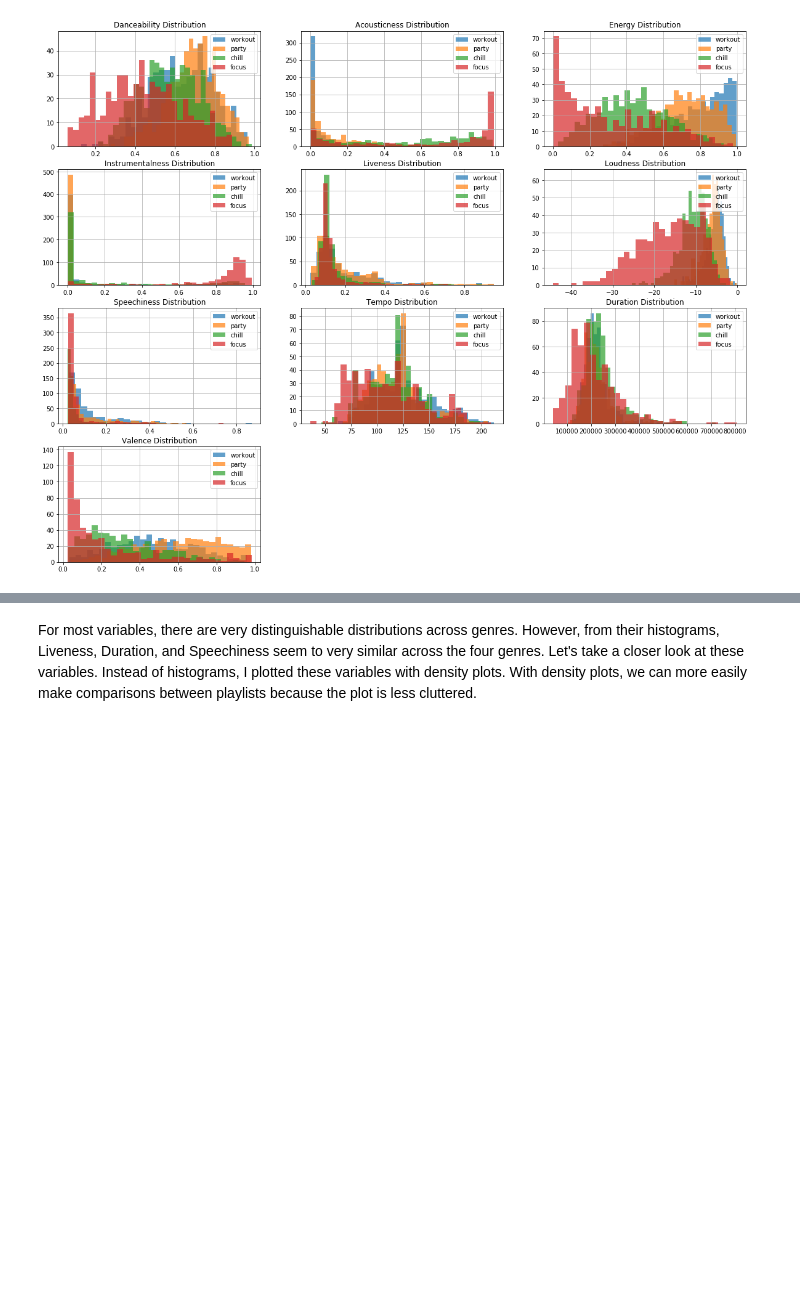
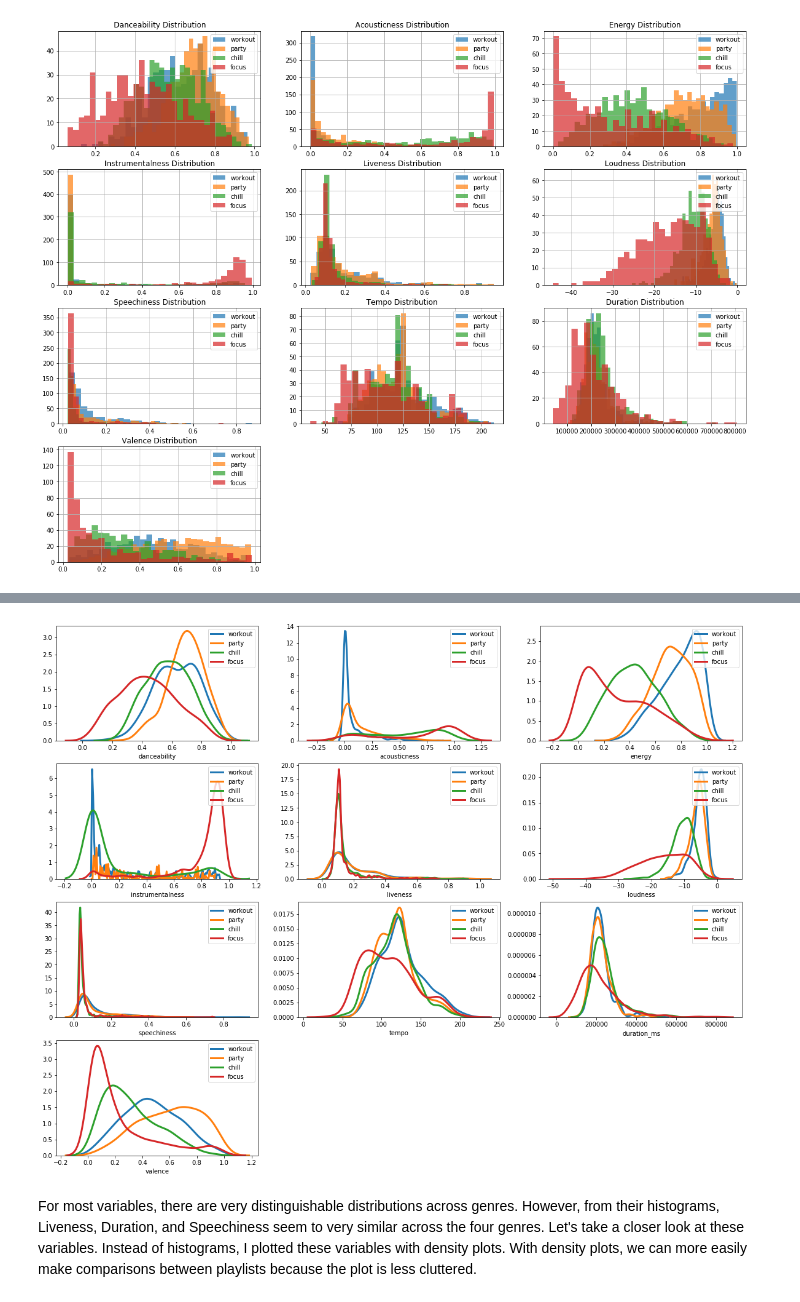
Before and after one commit to amandastrack/Capstone-Project-I-, a Jupyter notebook: data_storytelling_capstone_I.ipynb, the cells around one changed output, grey strips where cells are left out. Cells and saved outputs as stored; diff of their text form; code cells hidden in the pictures; blank space fills up the shorter version.

```diff
--- a/data_storytelling_capstone_I.ipynb
+++ b/data_storytelling_capstone_I.ipynb
@@ -161,3 +166,87 @@ plt.legend(loc='upper right')
 # %% [output]
 <matplotlib.legend.Legend at 0x...>
 [figure]
+# %%
+#plot histograms of each variable to compare genres
+fig3 = plt.figure(figsize=(20,20))
+
+plt.subplot(5,3,1)
+
+sns.distplot(w['danceability'], hist = False, kde = True,kde_kws = {'linewidth': 3}, label = 'workout')
+sns.distplot(p['danceability'], hist = False, kde = True,kde_kws = {'linewidth': 3}, label = 'party')
+sns.distplot(c['danceability'], hist = False, kde = True,kde_kws = {'linewidth': 3}, label = 'chill')
+sns.distplot(f['danceability'], hist = False, kde = True,kde_kws = {'linewidth': 3}, label = 'focus')
+plt.legend(loc='upper right')
+
+plt.subplot(5,3,2)
+
+sns.distplot(w['acousticness'], hist = False, kde = True,kde_kws = {'linewidth': 3}, label = 'workout')
+sns.distplot(p['acousticness'], hist = False, kde = True,kde_kws = {'linewidth': 3}, label = 'party')
+sns.distplot(c['acousticness'], hist = False, kde = True,kde_kws = {'linewidth': 3}, label = 'chill')
+sns.distplot(f['acousticness'], hist = False, kde = True,kde_kws = {'linewidth': 3}, label = 'focus')
+plt.legend(loc='upper right')
+
+
+plt.subplot(5,3,3)
+
+sns.distplot(w['energy'], hist = False, kde = True,kde_kws = {'linewidth': 3}, label = 'workout')
+sns.distplot(p['energy'], hist = False, kde = True,kde_kws = {'linewidth': 3}, label = 'party')
+sns.distplot(c['energy'], hist = False, kde = True,kde_kws = {'linewidth': 3}, label = 'chill')
+sns.distplot(f['energy'], hist = False, kde = True,kde_kws = {'linewidth': 3}, label = 'focus')
+plt.legend(loc='upper right')
+
+plt.subplot(5,3,4)
+
+sns.distplot(w['instrumentalness'], hist = False, kde = True,kde_kws = {'linewidth': 3}, label = 'workout')
+sns.distplot(p['instrumentalness'], hist = False, kde = True,kde_kws = {'linewidth': 3}, label = 'party')
+sns.distplot(c['instrumentalness'], hist = False, kde = True,kde_kws = {'linewidth': 3}, label = 'chill')
+sns.distplot(f['instrumentalness'], hist = False, kde = True,kde_kws = {'linewidth': 3}, label = 'focus')
+plt.legend(loc='upper right')
+
+plt.subplot(5,3,5)
+
+sns.distplot(w['liveness'], hist = False, kde = True,kde_kws = {'linewidth': 3}, label = 'workout')
+sns.distplot(p['liveness'], hist = False, kde = True,kde_kws = {'linewidth': 3}, label = 'party')
+sns.distplot(c['liveness'], hist = False, kde = True,kde_kws = {'linewidth': 3}, label = 'chill')
+sns.distplot(f['liveness'], hist = False, kde = True,kde_kws = {'linewidth': 3}, label = 'focus')
+plt.legend(loc='upper right')
+
+plt.subplot(5,3,6)
+
+sns.distplot(w['loudness'], hist = False, kde = True,kde_kws = {'linewidth': 3}, label = 'workout')
+sns.distplot(p['loudness'], hist = False, kde = True,kde_kws = {'linewidth': 3}, label = 'party')
+sns.distplot(c['loudness'], hist = False, kde = True,kde_kws = {'linewidth': 3}, label = 'chill')
+sns.distplot(f['loudness'], hist = False, kde = True,kde_kws = {'linewidth': 3}, label = 'focus')
+plt.legend(loc='upper right')
+
+plt.subplot(5,3,7)
+
+sns.distplot(w['speechiness'], hist = False, kde = True,kde_kws = {'linewidth': 3}, label = 'workout')
+sns.distplot(p['speechiness'], hist = False, kde = True,kde_kws = {'linewidth': 3}, label = 'party')
+sns.distplot(c['speechiness'], hist = False, kde = True,kde_kws = {'linewidth': 3}, label = 'chill')
+sns.distplot(f['speechiness'], hist = False, kde = True,kde_kws = {'linewidth': 3}, label = 'focus')
+plt.legend(loc='upper right')
+
+plt.subplot(5,3,8)
+sns.distplot(w['tempo'], hist = False, kde = True,kde_kws = {'linewidth': 3}, label = 'workout')
+sns.distplot(p['tempo'], hist = False, kde = True,kde_kws = {'linewidth': 3}, label = 'party')
+sns.distplot(c['tempo'], hist = False, kde = True,kde_kws = {'linewidth': 3}, label = 'chill')
+sns.distplot(f['tempo'], hist = False, kde = True,kde_kws = {'linewidth': 3}, label = 'focus')
+plt.legend(loc='upper right')
+
+plt.subplot(5,3,9)
+
+sns.distplot(w['duration_ms'], hist = False, kde = True,kde_kws = {'linewidth': 3}, label = 'workout')
+sns.distplot(p['duration_ms'], hist = False, kde = True,kde_kws = {'linewidth': 3}, label = 'party')
+sns.distplot(c['duration_ms'], hist = False, kde = True,kde_kws = {'linewidth': 3}, label = 'chill')
+sns.distplot(f['duration_ms'], hist = False, kde = True,kde_kws = {'linewidth': 3}, label = 'focus')
+plt.legend(loc='upper right')
+
+plt.subplot(5,3,10)
+
+sns.distplot(w['valence'], hist = False, kde = True,kde_kws = {'linewidth': 3}, label = 'workout')
+sns.distplot(p['valence'], hist = False, kde = True,kde_kws = {'linewidth': 3}, label = 'party')
+sns.distplot(c['valence'], hist = False, kde = True,kde_kws = {'linewidth': 3}, label = 'chill')
+sns.distplot(f['valence'], hist = False, kde = True,kde_kws = {'linewidth': 3}, label = 'focus')
+plt.legend(loc='upper right')
+# %% [output]
@@ -164,3 +254,4 @@ plt.legend(loc='upper right')
+[figure, added]
 # %% [markdown]
 For most variables, there are very distinguishable distributions across genres. However, from their histograms, Liveness, Duration, and Speechiness seem to very similar across the four genres. Let's take a closer look at these variables. Instead of histograms, I plotted these variables with density plots. With density plots, we can more easily make comparisons between playlists because the plot is less cluttered.
 # %%
```
Also changed, not shown: parts of 6 cells of this notebook, 1 other file.
